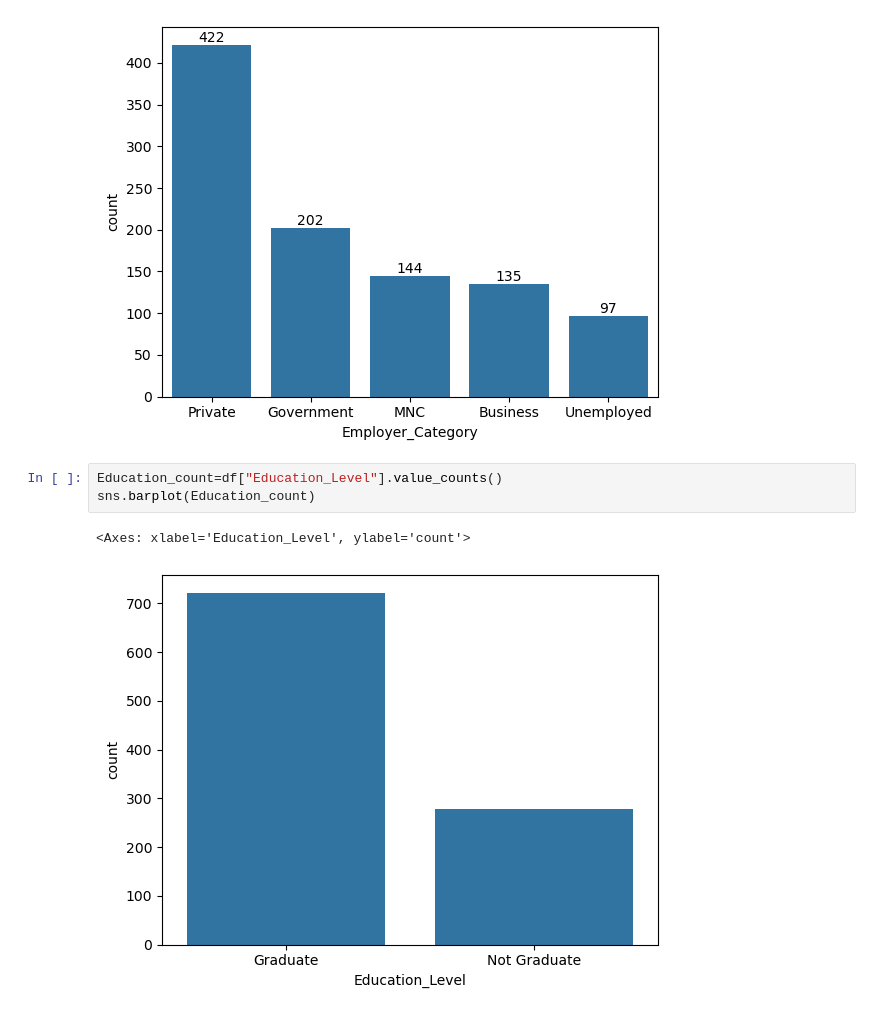
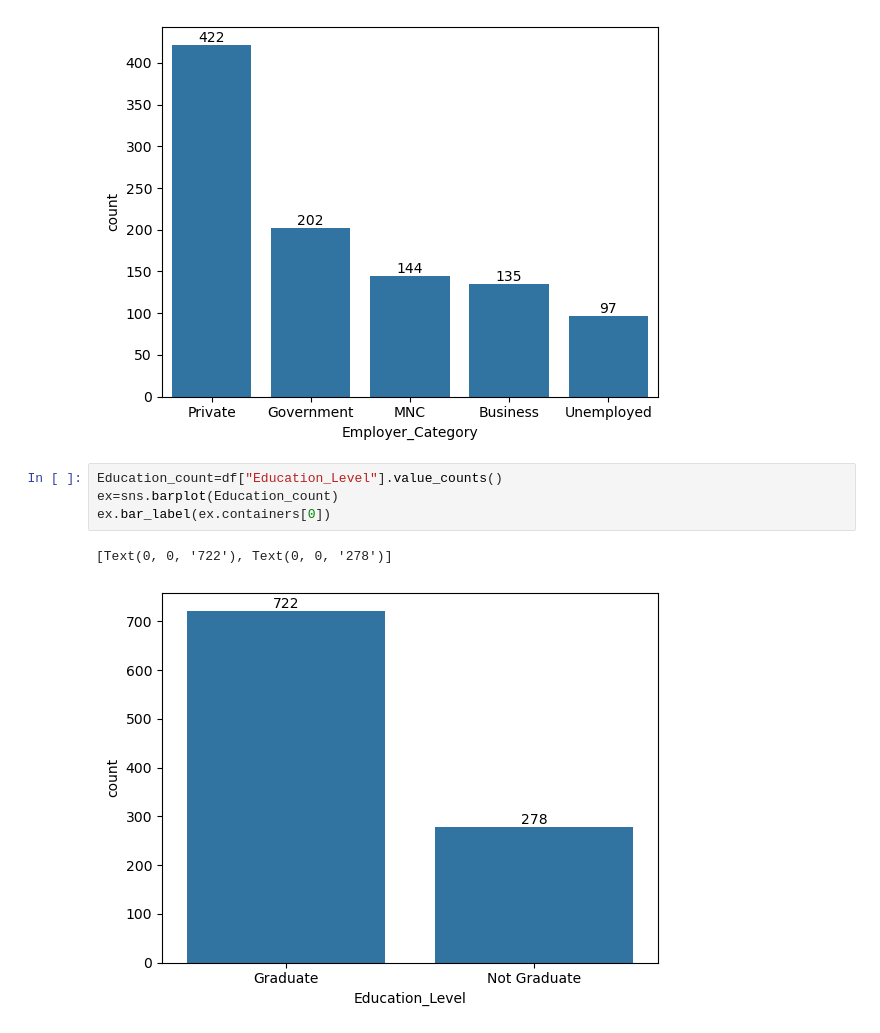
Before and after one commit to imsaadi730/Data-Science, a Jupyter notebook: Projects/Credit Wise Loan System/Credit_wise_loan_system.ipynb, the cells around one changed output. Drawn from its saved outputs; the diff is of its cells as text.

```diff
--- a/Projects/Credit Wise Loan System/Credit_wise_loan_system.ipynb
+++ b/Projects/Credit Wise Loan System/Credit_wise_loan_system.ipynb
@@ -216,7 +216,8 @@ ex.bar_label(ex.containers[0])
 [figure]
 # %%
 Education_count=df["Education_Level"].value_counts()
-sns.barplot(Education_count)
+ex=sns.barplot(Education_count)
+ex.bar_label(ex.containers[0])
 # %% [output]
-<Axes: xlabel='Education_Level', ylabel='count'>
+[Text(0, 0, '722'), Text(0, 0, '278')]
-[figure, old version]
+[figure, new version]
```
Also changed, not shown: parts of 15 cells of this notebook.
